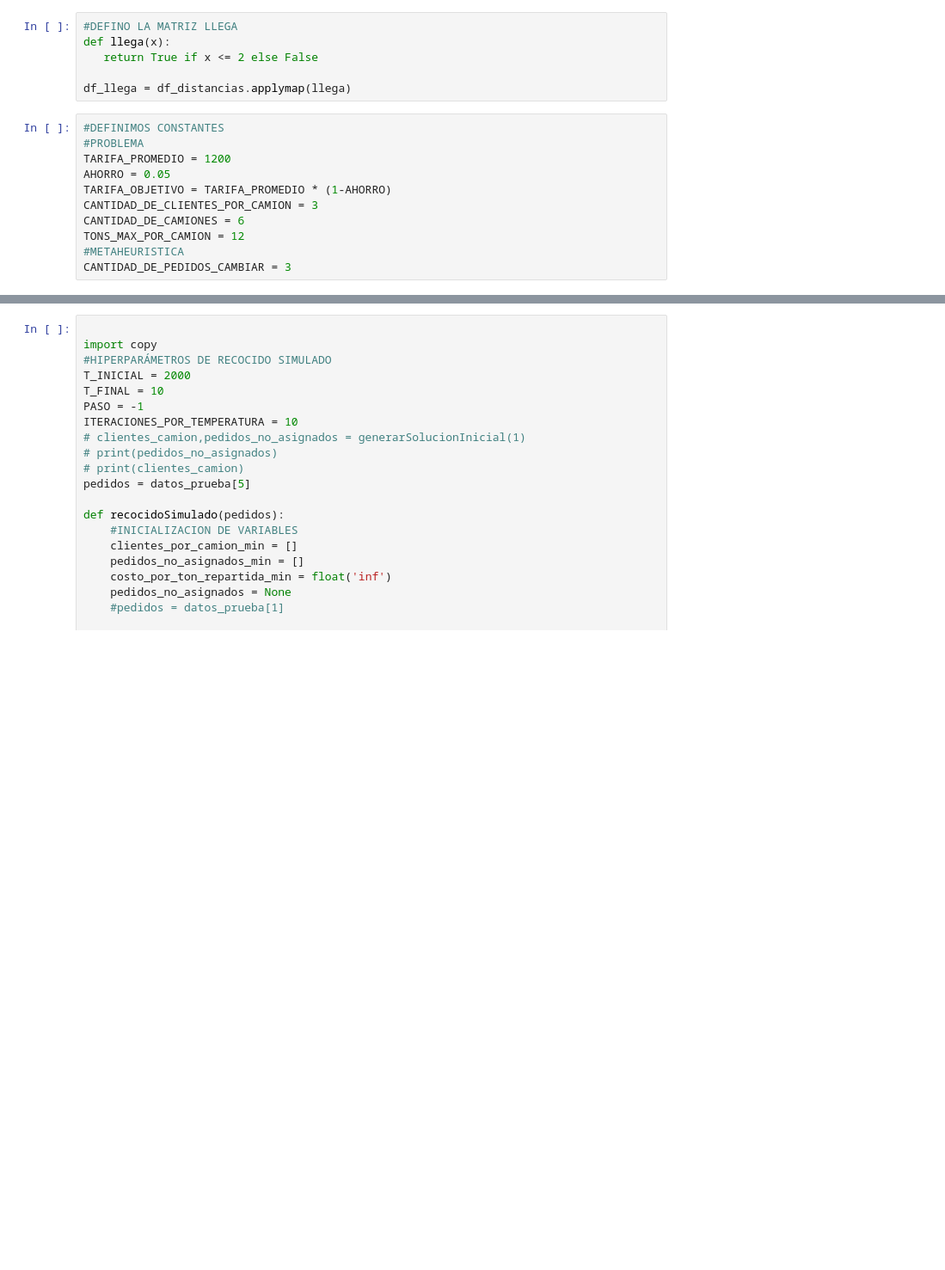
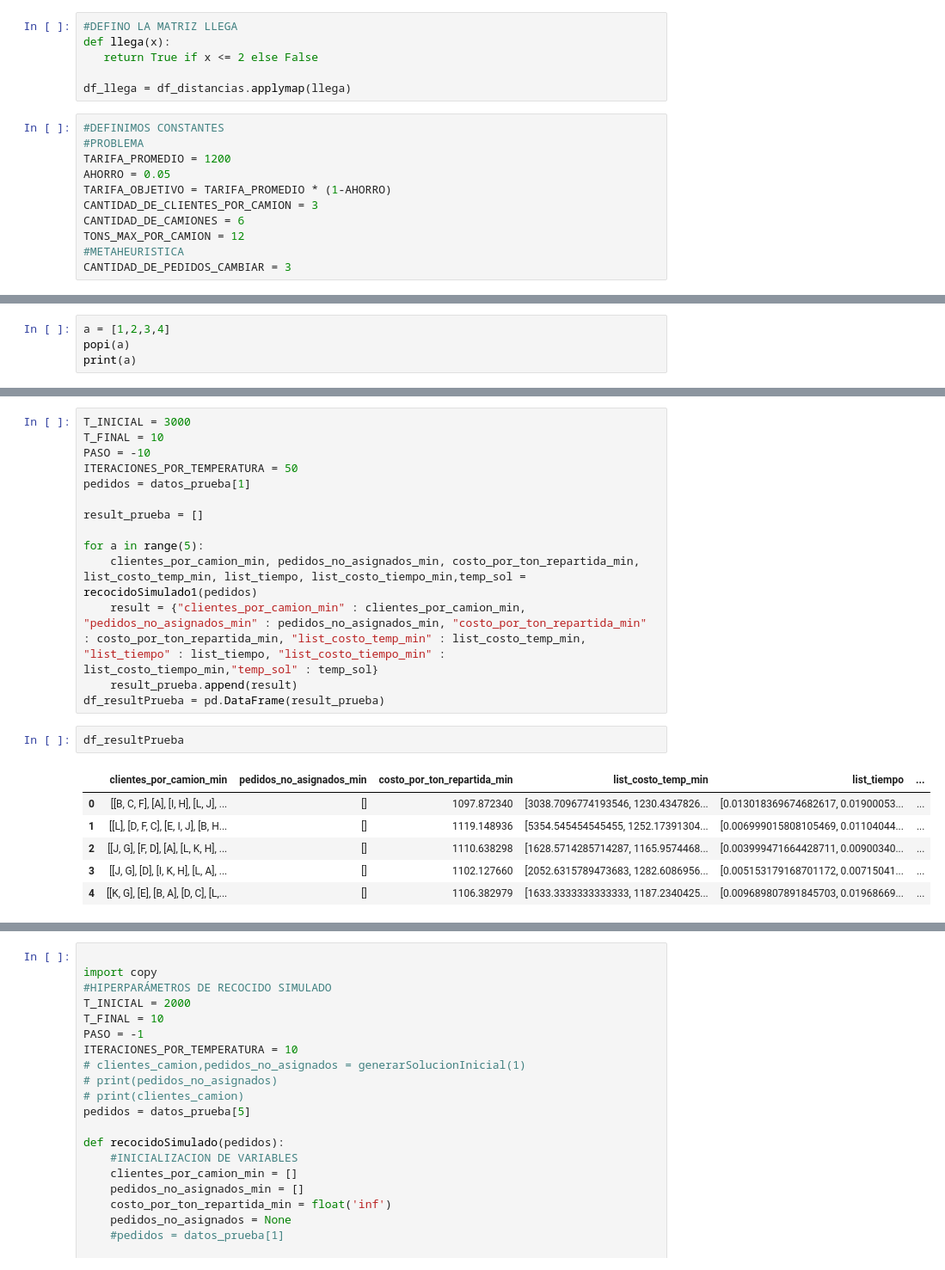
Before and after one commit to rodrigoamor5/TP2_Operativa_III, a Jupyter notebook: Notebooks/VersionFinal.ipynb, the cells around one changed output, grey strips where cells are left out. Shown at 86% size. Cells and saved outputs as stored; diff of their text form; blank space fills up the shorter version.

```diff
--- a/Notebooks/VersionFinal.ipynb
+++ b/Notebooks/VersionFinal.ipynb
@@ -153,0 +325,4 @@ def generarVecino1(clientes_por_camion, pedidos_por_asignar): #Recibe una list d
+# %%
+a = [1,2,3,4]
+popi(a)
+print(a)
@@ -153,0 +401,23 @@ def generarVecino1(clientes_por_camion, pedidos_por_asignar): #Recibe una list d
+# %%
+T_INICIAL = 3000
+T_FINAL = 10
+PASO = -10
+ITERACIONES_POR_TEMPERATURA = 50
+pedidos = datos_prueba[1]
+
+result_prueba = []
+
+for a in range(5):
+    clientes_por_camion_min, pedidos_no_asignados_min, costo_por_ton_repartida_min, list_costo_temp_min, list_tiempo, list_costo_tiempo_min,temp_sol = recocidoSimulado1(pedidos)
+    result = {"clientes_por_camion_min" : clientes_por_camion_min, "pedidos_no_asignados_min" : pedidos_no_asignados_min, "costo_por_ton_repartida_min" : costo_por_ton_repartida_min, "list_costo_temp_min" : list_costo_temp_min, "list_tiempo" : list_tiempo, "list_costo_tiempo_min" : list_costo_tiempo_min,"temp_sol" : temp_sol}
+    result_prueba.append(result)
+df_resultPrueba = pd.DataFrame(result_prueba)
+# %%
+df_resultPrueba
+# %% [output]
+|  | clientes_por_camion_min | pedidos_no_asignados_min | costo_por_ton_repartida_min | list_costo_temp_min | list_tiempo | ... |
+| 0 | [[B, C, F], [A], [I, H], [L, J], ... | [] | 1097.872340 | [3038.7096774193546, 1230.4347826... | [0.013018369674682617, 0.01900053... | ... |
+| 1 | [[L], [D, F, C], [E, I, J], [B, H... | [] | 1119.148936 | [5354.545454545455, 1252.17391304... | [0.006999015808105469, 0.01104044... | ... |
+| 2 | [[J, G], [F, D], [A], [L, K, H], ... | [] | 1110.638298 | [1628.5714285714287, 1165.9574468... | [0.003999471664428711, 0.00900340... | ... |
+| 3 | [[J, G], [D], [I, K, H], [L, A], ... | [] | 1102.127660 | [2052.6315789473683, 1282.6086956... | [0.005153179168701172, 0.00715041... | ... |
+| 4 | [[K, G], [E], [B, A], [D, C], [L,... | [] | 1106.382979 | [1633.3333333333333, 1187.2340425... | [0.009689807891845703, 0.01968669... | ... |
```
Also changed, not shown: parts of 44 cells of this notebook, 16 other files.
